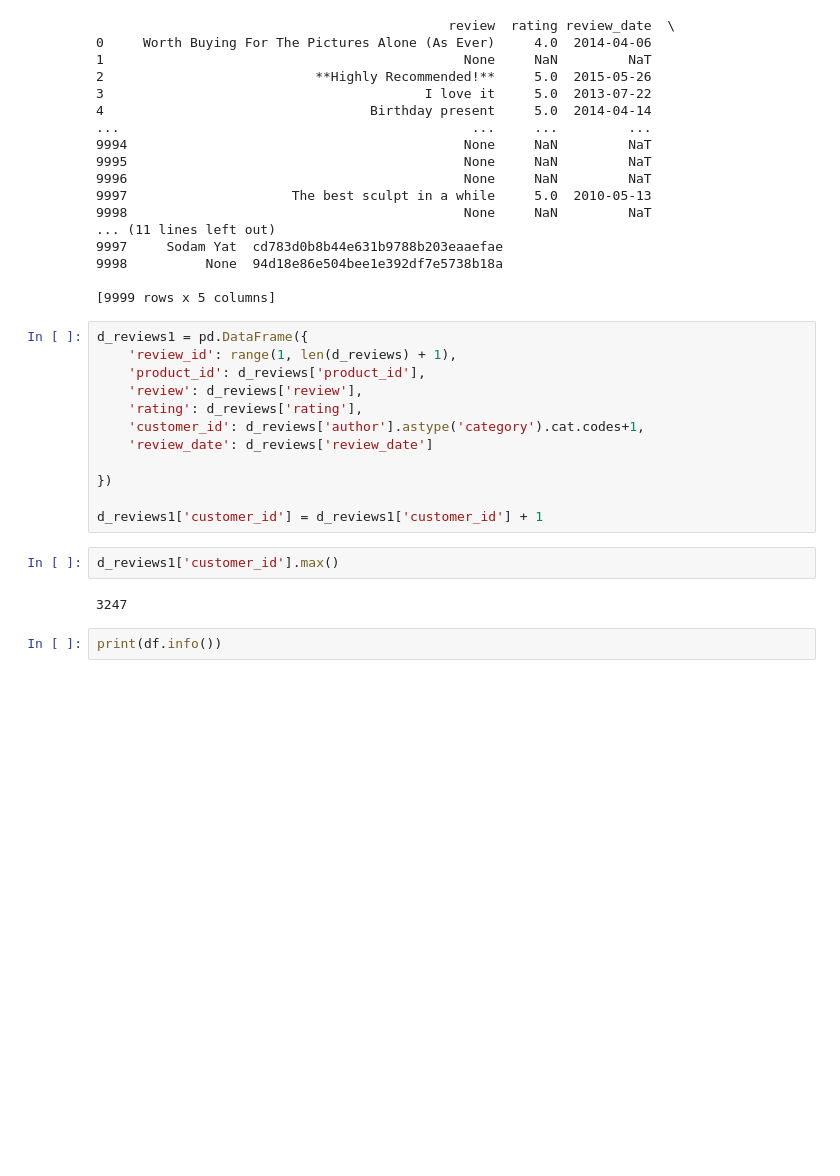
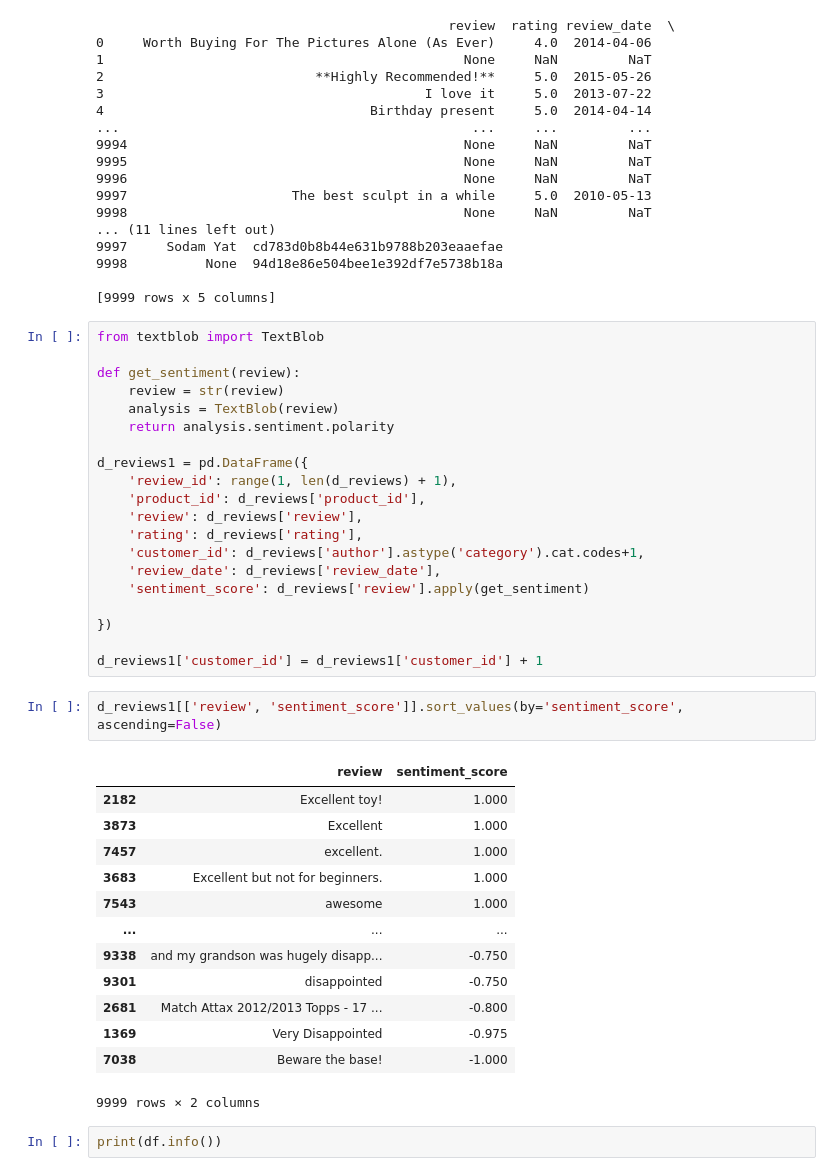
Before and after one commit to SalehMk0/project_3_data, a Jupyter notebook: data_cleaning.ipynb, the cells around one changed output. Drawn from its saved outputs; the diff is of its cells as text; blank space fills up the shorter version.

```diff
--- a/data_cleaning.ipynb
+++ b/data_cleaning.ipynb
@@ -496,21 +528,41 @@ print(d_reviews)
 
 [9999 rows x 5 columns]
 # %%
+from textblob import TextBlob
+
+def get_sentiment(review):
+    review = str(review)
+    analysis = TextBlob(review)
+    return analysis.sentiment.polarity
+
 d_reviews1 = pd.DataFrame({
     'review_id': range(1, len(d_reviews) + 1),
     'product_id': d_reviews['product_id'],
     'review': d_reviews['review'],
     'rating': d_reviews['rating'],
     'customer_id': d_reviews['author'].astype('category').cat.codes+1,
-    'review_date': d_reviews['review_date']
+    'review_date': d_reviews['review_date'],
+    'sentiment_score': d_reviews['review'].apply(get_sentiment)
 
 })
 
 d_reviews1['customer_id'] = d_reviews1['customer_id'] + 1
 # %%
-d_reviews1['customer_id'].max()
+d_reviews1[['review', 'sentiment_score']].sort_values(by='sentiment_score', ascending=False)
 # %% [output]
+|  | review | sentiment_score |
+| 2182 | Excellent toy! | 1.000 |
+| 3873 | Excellent | 1.000 |
+| 7457 | excellent. | 1.000 |
+| 3683 | Excellent but not for beginners. | 1.000 |
+| 7543 | awesome | 1.000 |
+| ... | ... | ... |
+| 9338 | and my grandson was hugely disapp... | -0.750 |
+| 9301 | disappointed | -0.750 |
+| 2681 | Match Attax 2012/2013 Topps - 17 ... | -0.800 |
+| 1369 | Very Disappointed | -0.975 |
+| 7038 | Beware the base! | -1.000 |
-3247
+9999 rows × 2 columns
 # %%
 print(df.info())
 # %% [output]
```
Also changed, not shown: parts of 19 cells of this notebook, 18 other files.
